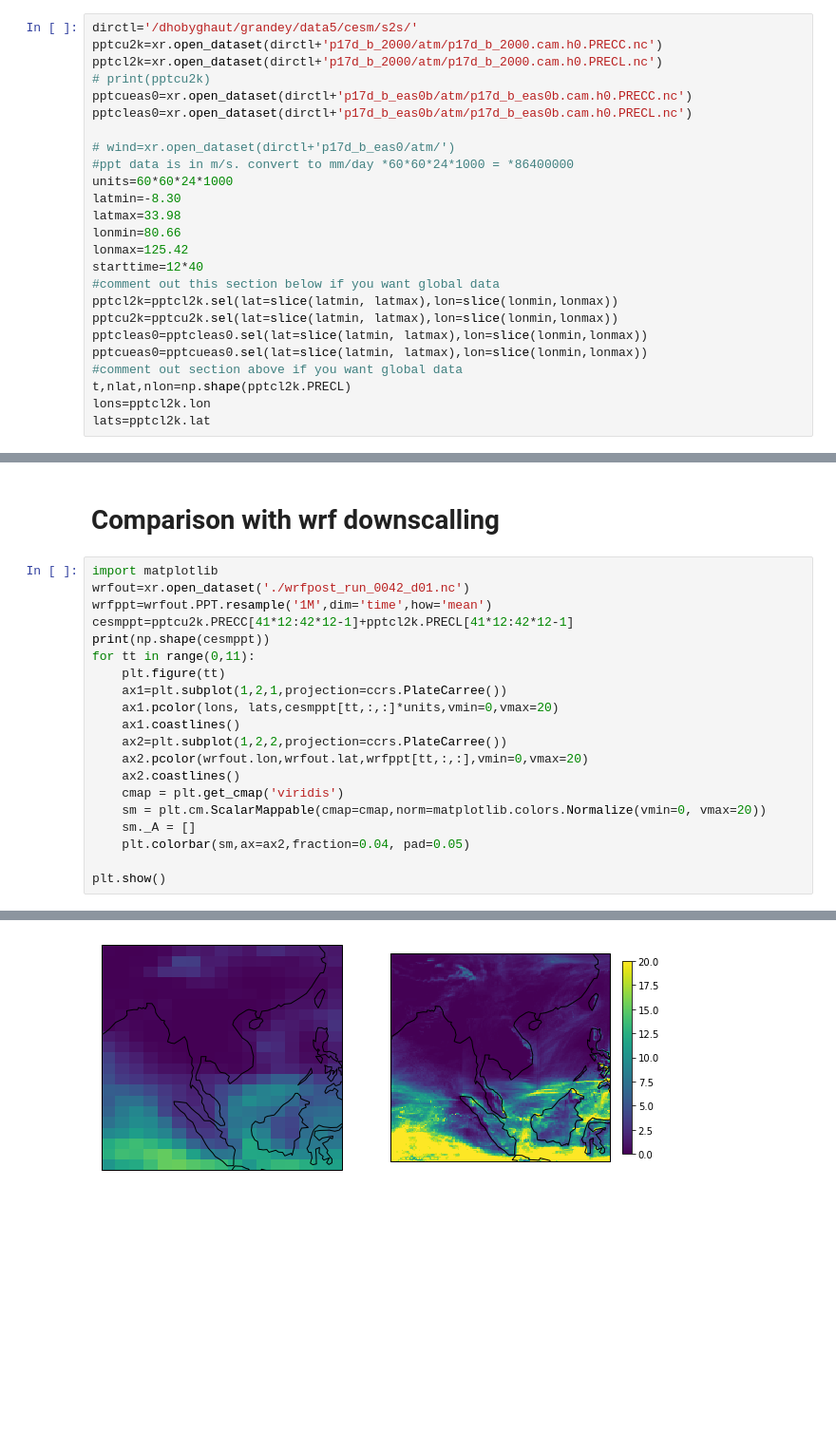
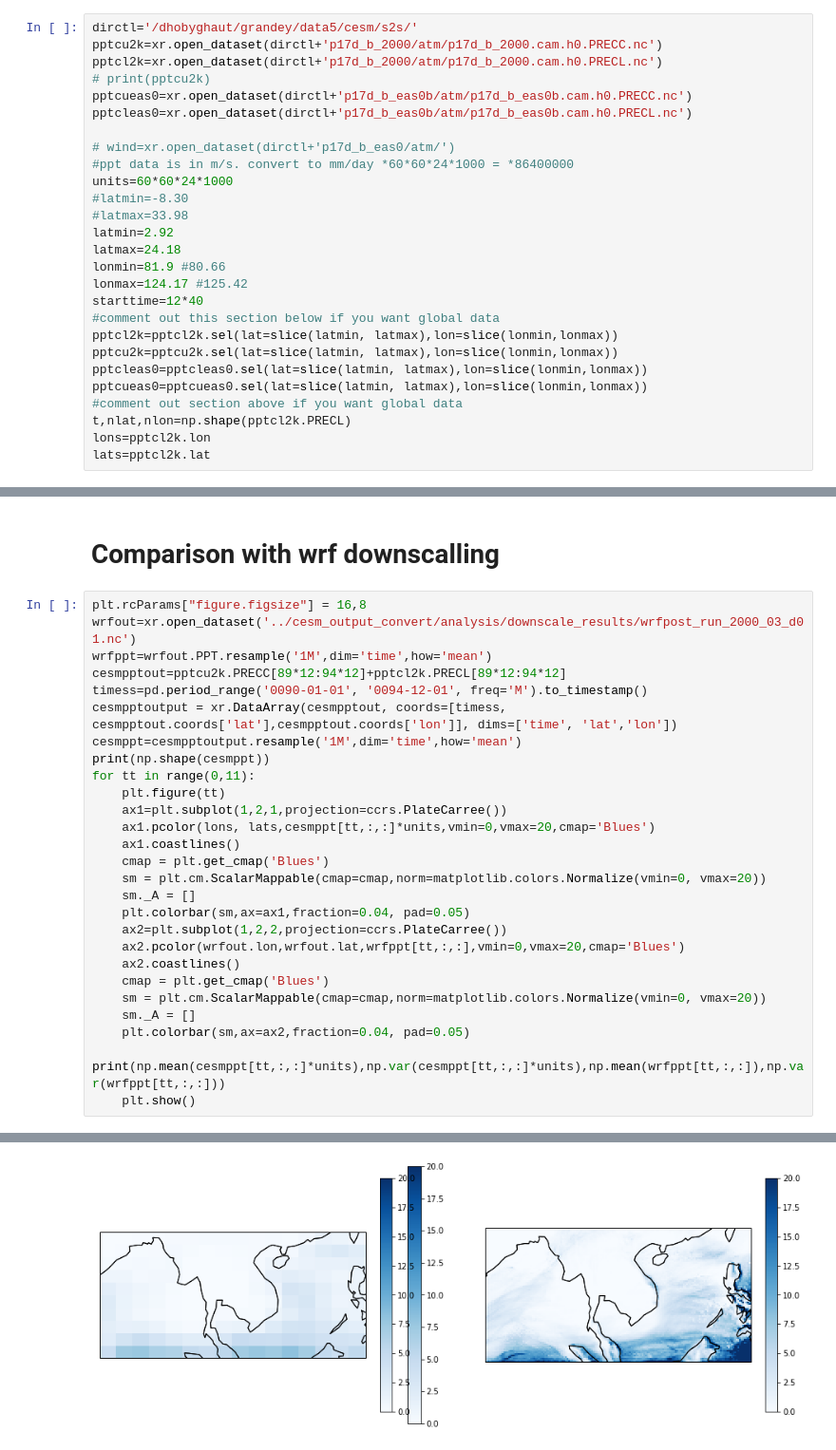
Before and after one commit to likkhian/principia, a Jupyter notebook: cesm_output_regional_analysis.ipynb, the cells around one changed output, grey strips where cells are left out. Shown at 95% size. Cells and saved outputs as stored; diff of their text form; blank space fills up the shorter version.

```diff
--- a/cesm_output_regional_analysis.ipynb
+++ b/cesm_output_regional_analysis.ipynb
@@ -15,10 +17,12 @@ pptcleas0=xr.open_dataset(dirctl+'p17d_b_eas0b/atm/p17d_b_eas0b.cam.h0.PRECL.nc'
 # wind=xr.open_dataset(dirctl+'p17d_b_eas0/atm/')
 #ppt data is in m/s. convert to mm/day *60*60*24*1000 = *86400000
 units=60*60*24*1000
-latmin=-8.30
-latmax=33.98
-lonmin=80.66
-lonmax=125.42
+#latmin=-8.30
+#latmax=33.98
+latmin=2.92
+latmax=24.18
+lonmin=81.9 #80.66
+lonmax=124.17 #125.42
 starttime=12*40
 #comment out this section below if you want global data
 pptcl2k=pptcl2k.sel(lat=slice(latmin, latmax),lon=slice(lonmin,lonmax))
@@ -155,23 +159,30 @@ plt.show()
 # %% [markdown]
 # Comparison with wrf downscalling
 # %%
-import matplotlib
-wrfout=xr.open_dataset('./wrfpost_run_0042_d01.nc')
+plt.rcParams["figure.figsize"] = 16,8
+wrfout=xr.open_dataset('../cesm_output_convert/analysis/downscale_results/wrfpost_run_2000_03_d01.nc')
 wrfppt=wrfout.PPT.resample('1M',dim='time',how='mean')
-cesmppt=pptcu2k.PRECC[41*12:42*12-1]+pptcl2k.PRECL[41*12:42*12-1]
+cesmpptout=pptcu2k.PRECC[89*12:94*12]+pptcl2k.PRECL[89*12:94*12]
+timess=pd.period_range('0090-01-01', '0094-12-01', freq='M').to_timestamp()
+cesmpptoutput = xr.DataArray(cesmpptout, coords=[timess, cesmpptout.coords['lat'],cesmpptout.coords['lon']], dims=['time', 'lat','lon'])
+cesmppt=cesmpptoutput.resample('1M',dim='time',how='mean')
 print(np.shape(cesmppt))
 for tt in range(0,11):
     plt.figure(tt)
     ax1=plt.subplot(1,2,1,projection=ccrs.PlateCarree())
-    ax1.pcolor(lons, lats,cesmppt[tt,:,:]*units,vmin=0,vmax=20)
+    ax1.pcolor(lons, lats,cesmppt[tt,:,:]*units,vmin=0,vmax=20,cmap='Blues')
     ax1.coastlines()
+    cmap = plt.get_cmap('Blues')
+    sm = plt.cm.ScalarMappable(cmap=cmap,norm=matplotlib.colors.Normalize(vmin=0, vmax=20))
+    sm._A = []
+    plt.colorbar(sm,ax=ax1,fraction=0.04, pad=0.05)
     ax2=plt.subplot(1,2,2,projection=ccrs.PlateCarree())
-    ax2.pcolor(wrfout.lon,wrfout.lat,wrfppt[tt,:,:],vmin=0,vmax=20)
+    ax2.pcolor(wrfout.lon,wrfout.lat,wrfppt[tt,:,:],vmin=0,vmax=20,cmap='Blues')
     ax2.coastlines()
-    cmap = plt.get_cmap('viridis')
+    cmap = plt.get_cmap('Blues')
     sm = plt.cm.ScalarMappable(cmap=cmap,norm=matplotlib.colors.Normalize(vmin=0, vmax=20))
     sm._A = []
     plt.colorbar(sm,ax=ax2,fraction=0.04, pad=0.05)
-
-plt.show()
+    print(np.mean(cesmppt[tt,:,:]*units),np.var(cesmppt[tt,:,:]*units),np.mean(wrfppt[tt,:,:]),np.var(wrfppt[tt,:,:]))
+    plt.show()
 # %% [output]
@@ -179 +203 @@ plt.show()
-[figure, old version]
+[figure, new version]
```
Also changed, not shown: parts of 5 cells of this notebook, 2 other files.
